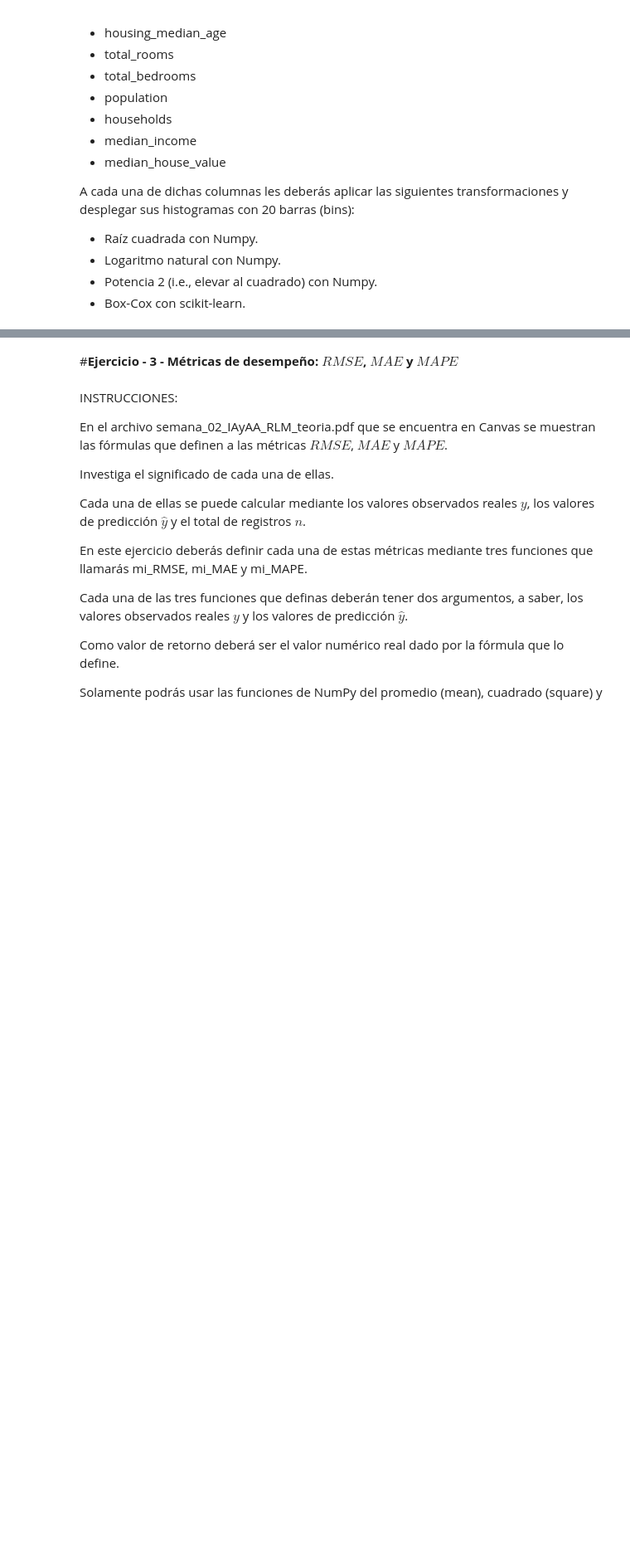
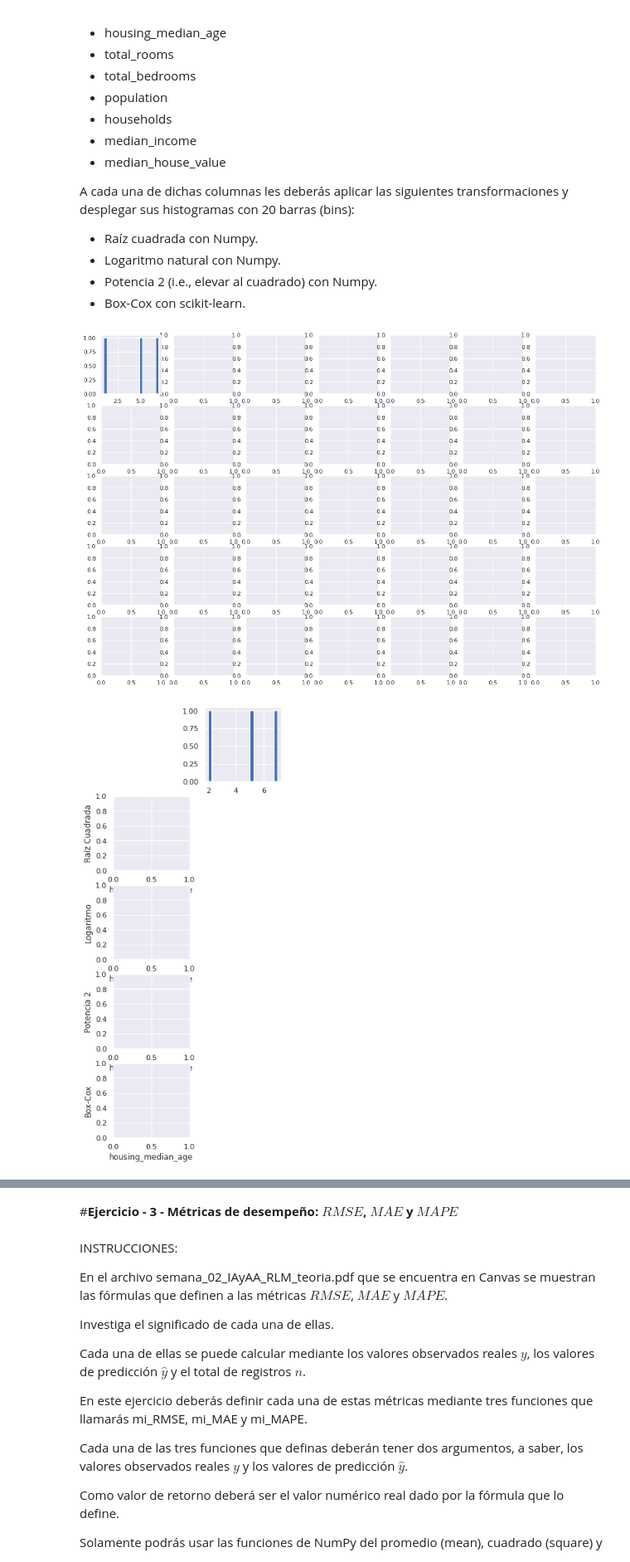
Before and after one commit to Handrum/Actividad3practicaRLM_A01793918_HelmyMoreno, a Jupyter notebook: MNA_IAyAA_semana_2_Actividad.ipynb, the cells around one changed output, grey strips where cells are left out. Shown: that part at 83% size. Saved outputs shown, nothing was run; the diff lists cells and outputs as text; code cells hidden in the pictures; blank space fills up the shorter version.

```diff
--- a/MNA_IAyAA_semana_2_Actividad.ipynb
+++ b/MNA_IAyAA_semana_2_Actividad.ipynb
@@ -131,8 +131,8 @@ for k in range(0,7):
     # Datos originales ---------------------------------------------------------
     plt.subplot(5,7,k+1)
 
-    Transf0 = None          #  En esta línea se debe asignar a Transf0 los valores de cada variable "k" sin transformar.
-    None                    #  En este línea agrega el comando para obtener el histograma de Transf0 con 20 barras (bins).
+    Transf0 = plt.hist((5,7,k+1), bins=20)         #  En esta línea se debe asignar a Transf0 los valores de cada variable "k" sin transformar.
+    plt.show()                    #  En este línea agrega el comando para obtener el histograma de Transf0 con 20 barras (bins).
 
 
     plt.xlabel(variables_a_transformar[k])
@@ -169,30 +169,33 @@ for k in range(0,7):
 
     # Datos transformados con la potencia de 2 ---------------------------------
     plt.subplot(5,7,k+22)
 
     Transf3 = None          #  En esta línea debes elevar al cuadrado los valores de cada variable "k" sin transformar.
     None                    #  En este línea agrega el comando para obtener el histograma de Transf3 con 20 barras (bins).
 
 
     plt.xlabel(variables_a_transformar[k])
     if k==0:
       plt.ylabel('Potencia 2')
 
 
     # Datos transformados con Box-Cox ------------------------------------------
     plt.subplot(5,7,k+29)
 
     Transf4 = None          #  En esta línea se debe aplicar la transformación Box-Cox a los valores de cada variable "k" sin transformar.
     None                    #  En este línea agrega el comando para obtener el histograma de Transf4 con 20 barras (bins).
 
 
     plt.xlabel(variables_a_transformar[k])
     if k==0:
       plt.ylabel('Box-Cox')
 
     # TERMINA LA SECCIÓN PARA AGREGAR CÓDIGO.
     ################################################################################################################
 
 
 
 plt.show()
+# %% [output]
+[figure, added]
+[figure, added]
```
Also changed, not shown: parts of 1 cell of this notebook.
